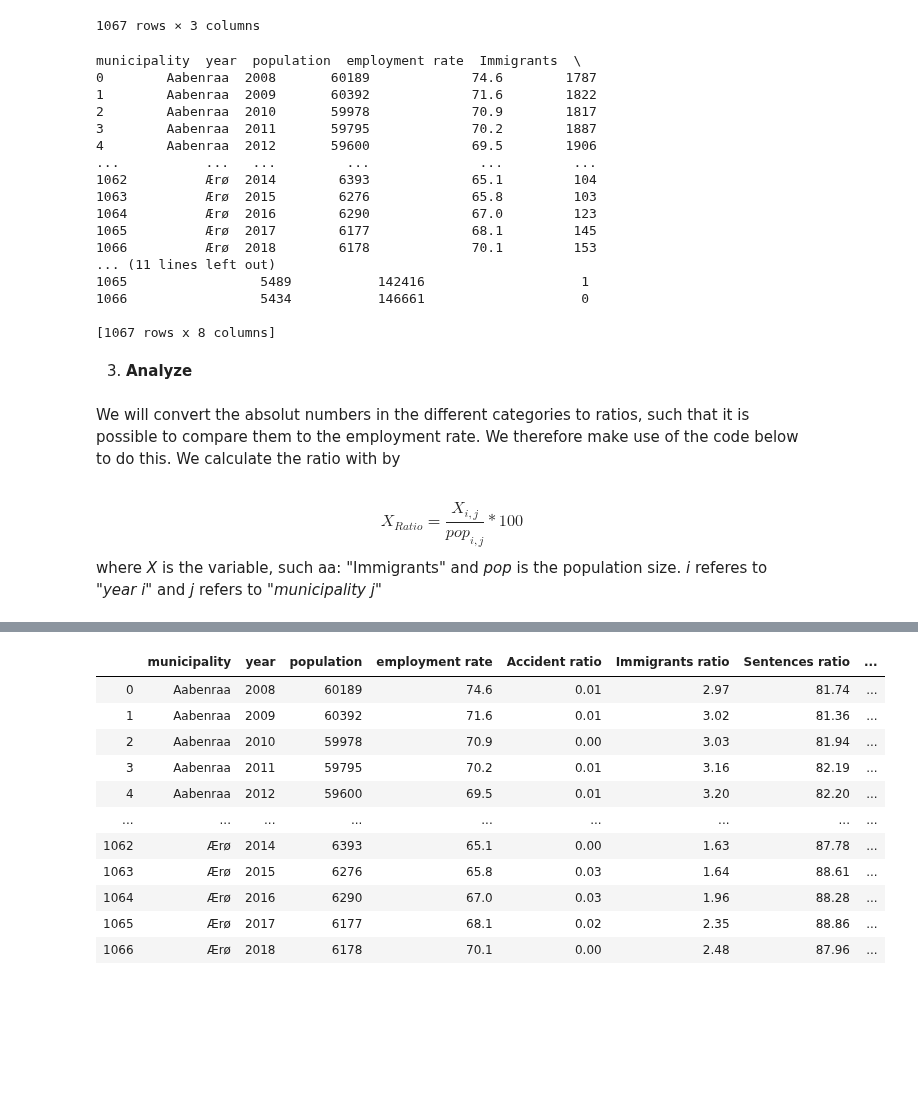
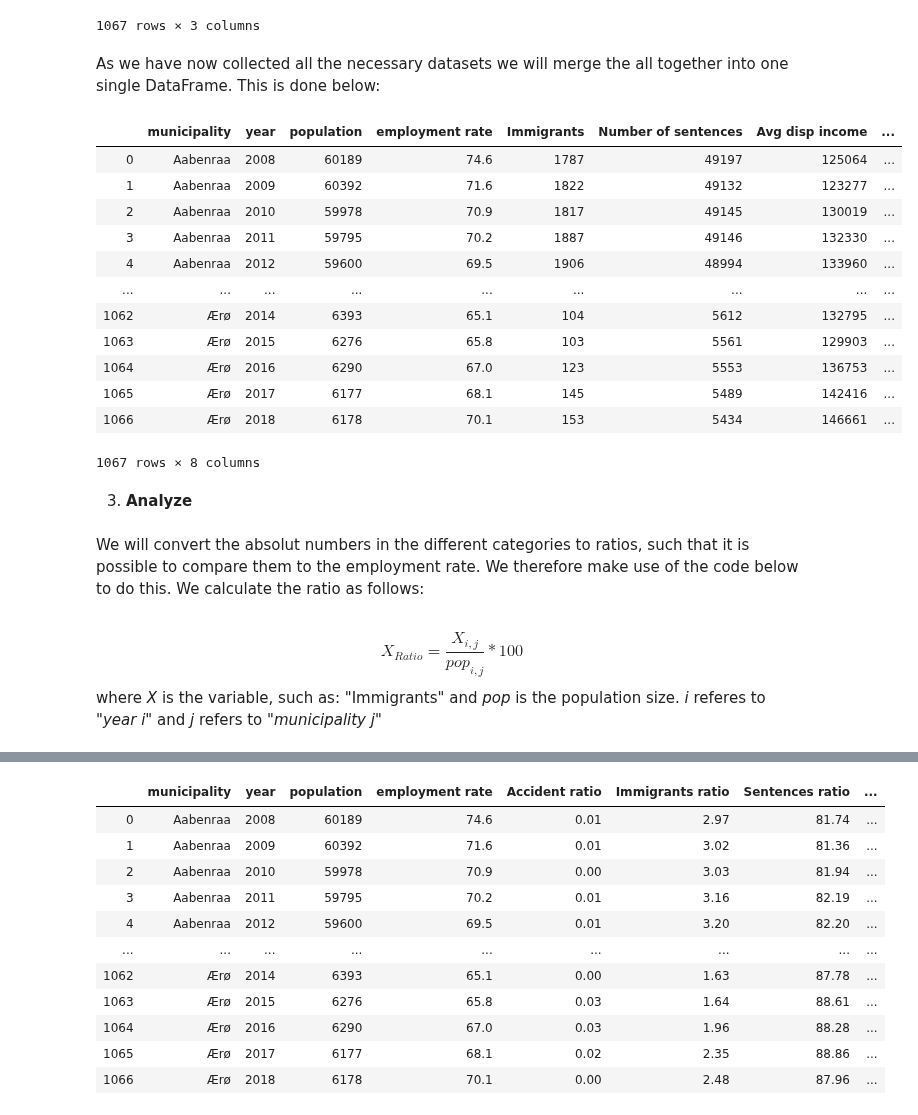
Before and after one commit to Rapyki/projects-2020-slangerne, a Jupyter notebook: dataproject/dataproject.ipynb, the cells around one changed output, grey strips where cells are left out. Cells and saved outputs as stored; diff of their text form; code cells hidden in the pictures; blank space fills up the shorter version.

```diff
--- a/dataproject/dataproject.ipynb
+++ b/dataproject/dataproject.ipynb
@@ -277,45 +239,41 @@ print(avginc)
 | 1065 | Ærø | 2017 | 142416 |
 | 1066 | Ærø | 2018 | 146661 |
 1067 rows × 3 columns
+# %% [markdown]
+As we have now collected all the necessary datasets we will merge the all together into one single DataFrame. This is done below:
 # %%
 #Merge of all the downloaded datasets to one
 
-Tabel1 = pop
+Table1 = pop
+Table1 = Table1.join([empl['employment rate'],immigrants['Immigrants'],sentences['Number of sentences'],avginc['Avg disp income']]) #['x'] tells which columns shall be merged onto the new main table.
 
+#The merging of accidents is done seperatly since it is missing a few observations (namely the ones with 0 accidents)
+Table1 = Table1.merge(accidents, left_on=['municipality','year'], right_on=['municipality','year'], how='left')
+Table1 = Table1.fillna(0) # inserts the 0 at NaN
+Table1['Number of accidents'] = Table1['Number of accidents'].astype(int)
 
-Tabel1 = Tabel1.join([empl['employment rate'],immigrants['Immigrants'],sentences['Number of sentences'],avginc['Avg disp income']]) #['x'] tells which columns shall be used / transported to the new main tabel.
-
-#Accidents is done seperatly since it is missing a few observations (namely the ones with 0 accidents)
-Tabel1 = Tabel1.merge(accidents, left_on=['municipality','year'], right_on=['municipality','year'], how='left')
-Tabel1 = Tabel1.fillna(0) # inserts the 0 at NaN
-Tabel1['Number of accidents'] = Tabel1['Number of accidents'].astype(int)
-
-print(Tabel1)
+Table1
 # %% [output]
+|  | municipality | year | population | employment rate | Immigrants | Number of sentences | Avg disp income | ... |
+| 0 | Aabenraa | 2008 | 60189 | 74.6 | 1787 | 49197 | 125064 | ... |
+| 1 | Aabenraa | 2009 | 60392 | 71.6 | 1822 | 49132 | 123277 | ... |
+| 2 | Aabenraa | 2010 | 59978 | 70.9 | 1817 | 49145 | 130019 | ... |
+| 3 | Aabenraa | 2011 | 59795 | 70.2 | 1887 | 49146 | 132330 | ... |
+| 4 | Aabenraa | 2012 | 59600 | 69.5 | 1906 | 48994 | 133960 | ... |
+| ... | ... | ... | ... | ... | ... | ... | ... | ... |
+| 1062 | Ærø | 2014 | 6393 | 65.1 | 104 | 5612 | 132795 | ... |
+| 1063 | Ærø | 2015 | 6276 | 65.8 | 103 | 5561 | 129903 | ... |
+| 1064 | Ærø | 2016 | 6290 | 67.0 | 123 | 5553 | 136753 | ... |
+| 1065 | Ærø | 2017 | 6177 | 68.1 | 145 | 5489 | 142416 | ... |
+| 1066 | Ærø | 2018 | 6178 | 70.1 | 153 | 5434 | 146661 | ... |
-municipality  year  population  employment rate  Immigrants  \
-0        Aabenraa  2008       60189             74.6        1787
-1        Aabenraa  2009       60392             71.6        1822
-2        Aabenraa  2010       59978             70.9        1817
-3        Aabenraa  2011       59795             70.2        1887
-4        Aabenraa  2012       59600             69.5        1906
-...           ...   ...         ...              ...         ...
-1062          Ærø  2014        6393             65.1         104
-1063          Ærø  2015        6276             65.8         103
-1064          Ærø  2016        6290             67.0         123
-1065          Ærø  2017        6177             68.1         145
-1066          Ærø  2018        6178             70.1         153
-... (11 lines left out)
-1065                 5489           142416                    1
-1066                 5434           146661                    0
-
-[1067 rows x 8 columns]
+1067 rows × 8 columns
 # %% [markdown]
 3. **Analyze**
 # %% [markdown]
-We will convert the absolut numbers in the different categories to ratios, such that it is possible to compare them to the employment rate. We therefore make use of the code below to do this. We calculate the ratio with by
+We will convert the absolut numbers in the different categories to ratios, such that it is possible to compare them to the employment rate. We therefore make use of the code below to do this. We calculate the ratio as follows:
 # %% [markdown]
 $$
 X_{Ratio} = \frac{X_{i,j}}{pop_{i,j}} *100
 $$
-where *X* is the variable, such aa: "Immigrants" and *pop* is the population size. *i* referes to "*year i*" and *j* refers to "*municipality j*"
+where *X* is the variable, such as: "Immigrants" and *pop* is the population size. *i* referes to "*year i*" and *j* refers to "*municipality j*"
 # %%
```
Also changed, not shown: parts of 16 cells of this notebook, 1 other file.
